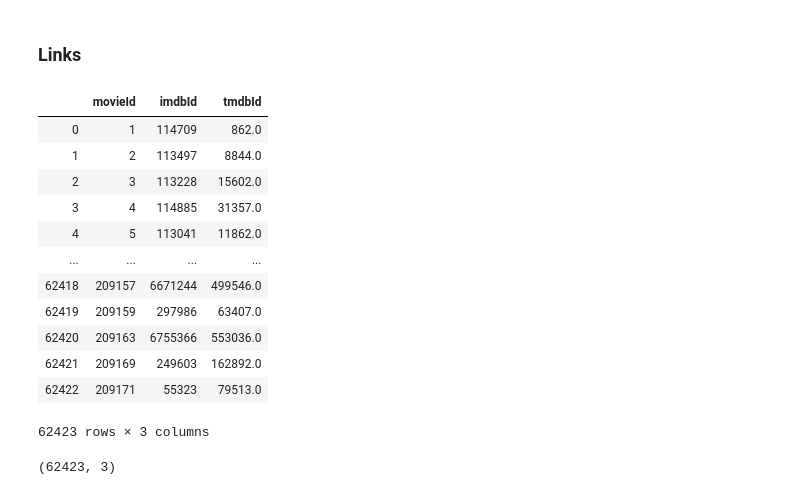
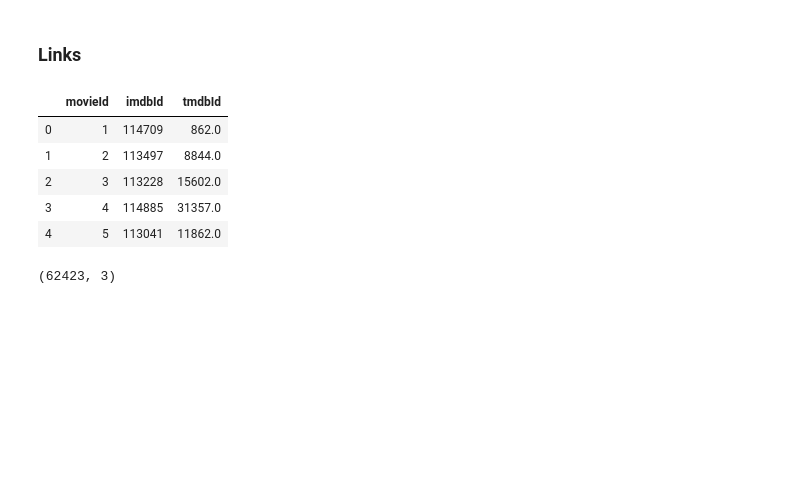
Before and after one commit to tommychum/Movielens-reading---hashing, a Jupyter notebook: Tommaso Mercaldo Recruiting.ipynb, the cells around one changed output. Drawn from its saved outputs; the diff is of its cells as text; code cells hidden in the pictures; blank space fills up the shorter version.

```diff
--- a/Tommaso Mercaldo Recruiting.ipynb
+++ b/Tommaso Mercaldo Recruiting.ipynb
@@ -183,21 +183,14 @@ g_tags.duplicated().sum()
 # %% [markdown]
 ### Links
 # %%
-links#.head()
+links.head()
 # %% [output]
 |  | movieId | imdbId | tmdbId |
 | 0 | 1 | 114709 | 862.0 |
 | 1 | 2 | 113497 | 8844.0 |
 | 2 | 3 | 113228 | 15602.0 |
 | 3 | 4 | 114885 | 31357.0 |
 | 4 | 5 | 113041 | 11862.0 |
-| ... | ... | ... | ... |
-| 62418 | 209157 | 6671244 | 499546.0 |
-| 62419 | 209159 | 297986 | 63407.0 |
-| 62420 | 209163 | 6755366 | 553036.0 |
-| 62421 | 209169 | 249603 | 162892.0 |
-| 62422 | 209171 | 55323 | 79513.0 |
-62423 rows × 3 columns
 # %%
 links.shape
 # %% [output]
```
Also changed, not shown: parts of 1 cell of this notebook.
